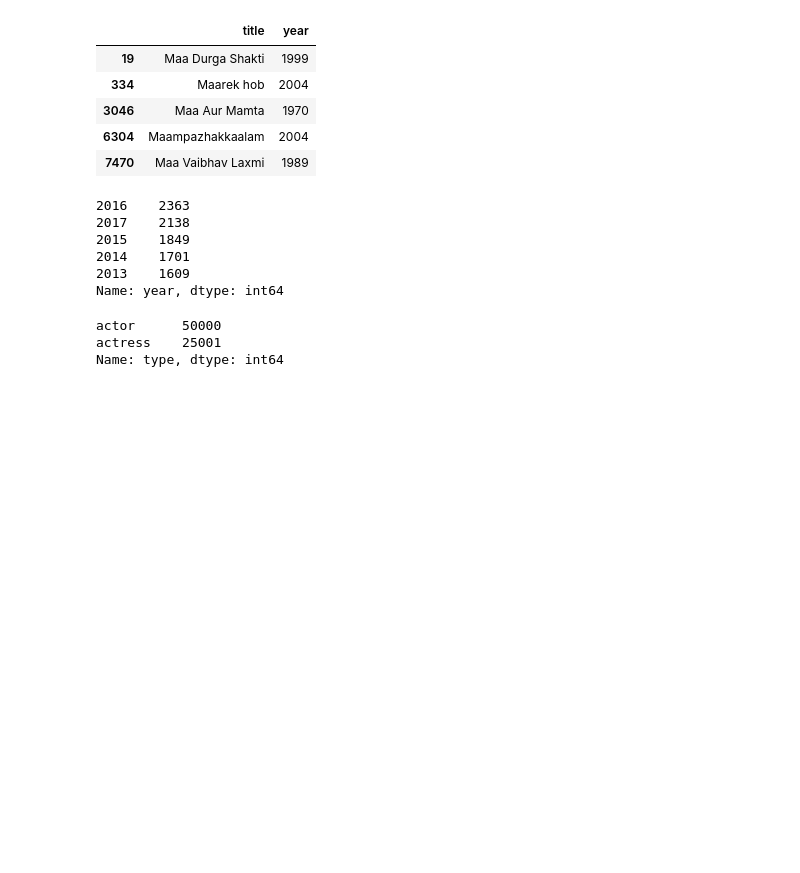
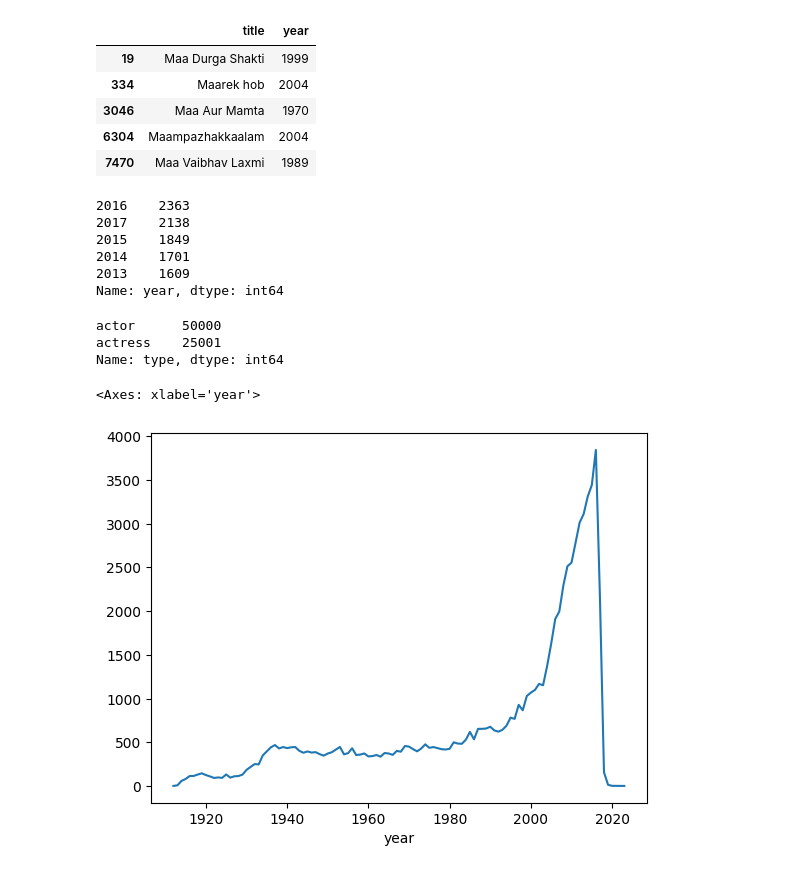
Before and after one commit to Duks31/pandas_numpy_tutorial, a Jupyter notebook: tut.ipynb, the cells around one changed output. Drawn from its saved outputs; the diff is of its cells as text; code cells hidden in the pictures; blank space fills up the shorter version.

```diff
--- a/tut.ipynb
+++ b/tut.ipynb
@@ -378,0 +377,8 @@ Name: type, dtype: int64
+# %%
+# GroupBy
+
+c_group = c.groupby(['year']).size()
+c_group.plot()
+# %% [output]
+<Axes: xlabel='year'>
+[figure, added]
```
Also changed, not shown: parts of 8 cells of this notebook, 1 other file.
